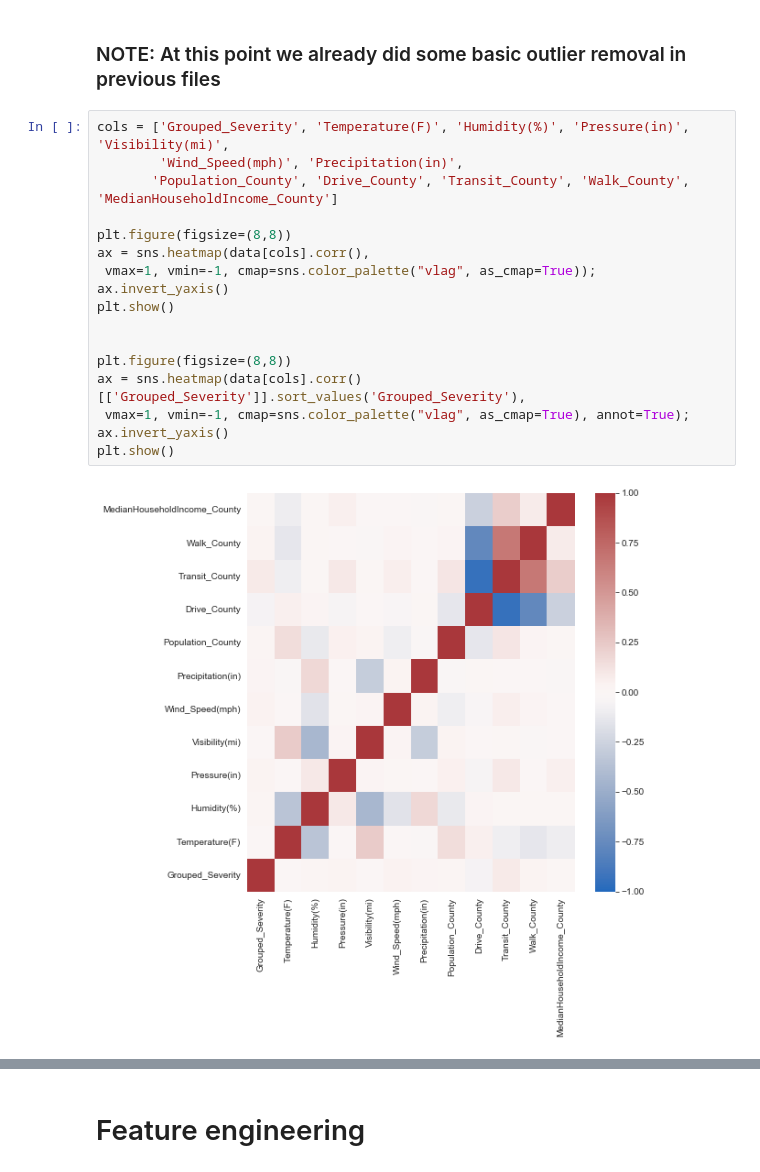
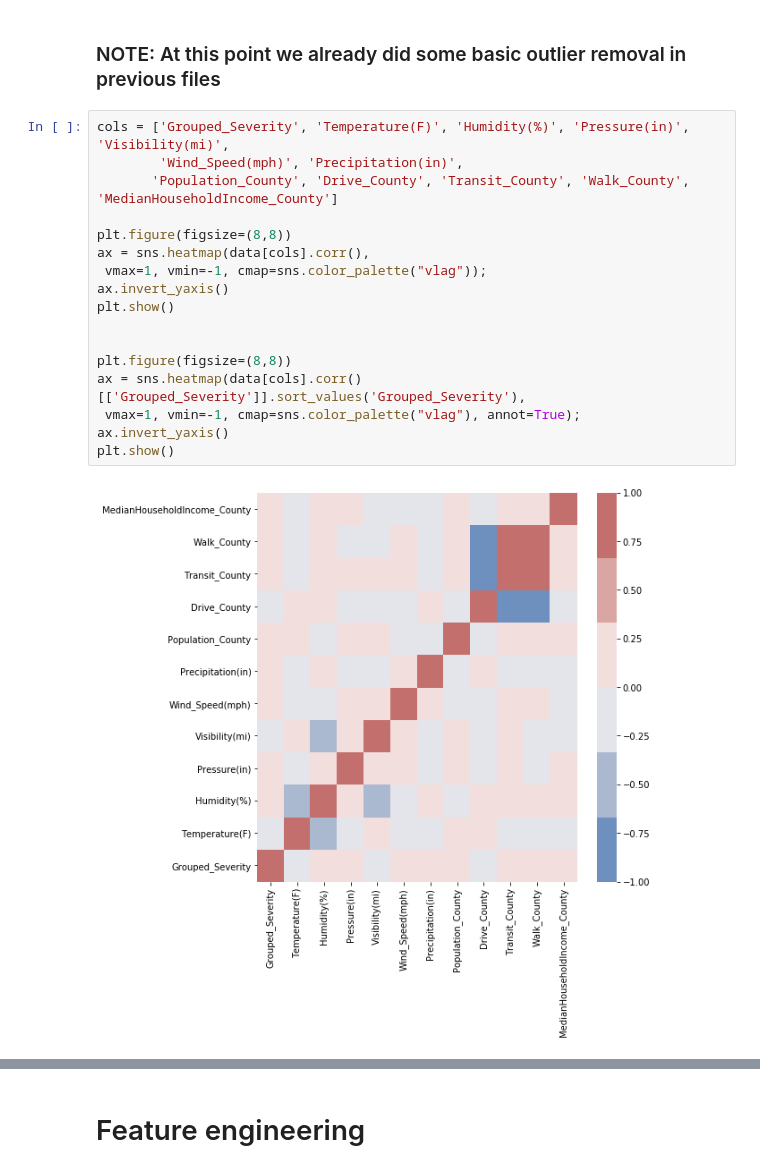
Before and after one commit to Abhilash240800/FinalProject_USAccidents, a Jupyter notebook: Jupyter Notebooks/NeuralNet_v2.ipynb, the cells around one changed output, grey strips where cells are left out. Drawn from its saved outputs; the diff is of its cells as text.

```diff
--- a/Jupyter Notebooks/NeuralNet_v2.ipynb
+++ b/Jupyter Notebooks/NeuralNet_v2.ipynb
@@ -172,19 +169,19 @@ data = feather.read_dataframe("{}_v1.feather".format(FILENAME))
 # %%
 cols = ['Grouped_Severity', 'Temperature(F)', 'Humidity(%)', 'Pressure(in)', 'Visibility(mi)',
         'Wind_Speed(mph)', 'Precipitation(in)',
        'Population_County', 'Drive_County', 'Transit_County', 'Walk_County', 'MedianHouseholdIncome_County']
 
 plt.figure(figsize=(8,8))
 ax = sns.heatmap(data[cols].corr(),
- vmax=1, vmin=-1, cmap=sns.color_palette("vlag", as_cmap=True));
+ vmax=1, vmin=-1, cmap=sns.color_palette("vlag"));
 ax.invert_yaxis()
 plt.show()
 
 
 plt.figure(figsize=(8,8))
 ax = sns.heatmap(data[cols].corr()[['Grouped_Severity']].sort_values('Grouped_Severity'),
- vmax=1, vmin=-1, cmap=sns.color_palette("vlag", as_cmap=True), annot=True);
+ vmax=1, vmin=-1, cmap=sns.color_palette("vlag"), annot=True);
 ax.invert_yaxis()
 plt.show()
 # %% [output]
-[figure, old version]
+[figure, new version]
```
Also changed, not shown: parts of 25 cells of this notebook, 1 other file.
